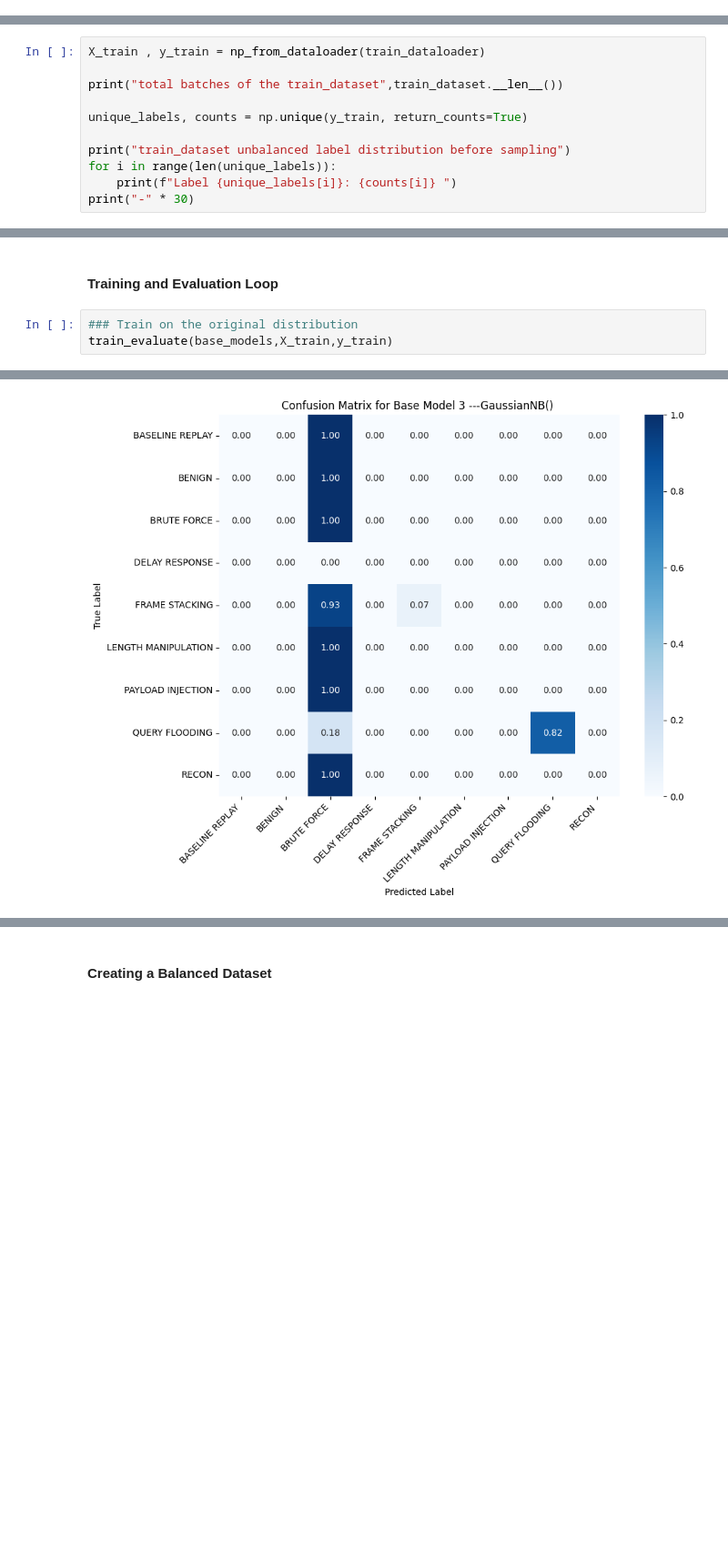
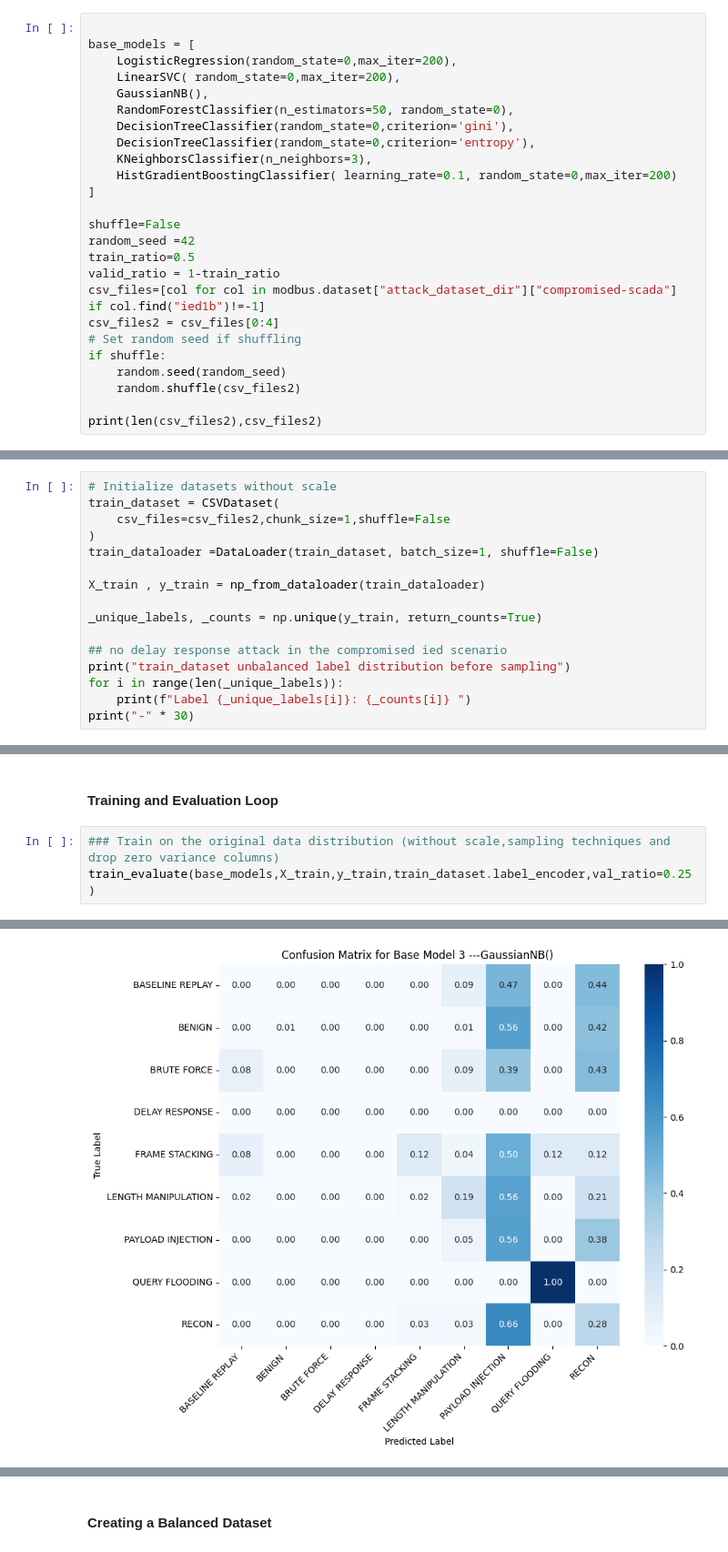
Before and after one commit to hamid-rd/FLBased-ICS-NIDS, a Jupyter notebook: Visualization.ipynb, the cells around one changed output, grey strips where cells are left out. Shown at 91% size. Cells and saved outputs as stored; diff of their text form; blank space fills up the shorter version.

Commit message:
compare original vs  sampling,scaling,removing zero var features

```diff
--- a/Visualization.ipynb
+++ b/Visualization.ipynb
@@ -863 +641,26 @@ def train_evaluate(base_models,features,labels):
                             title=f"Confusion Matrix for Base Model {i+1} ---{model} ")
+# %%
+
+base_models = [
+    LogisticRegression(random_state=0,max_iter=200),
+    LinearSVC( random_state=0,max_iter=200),
+    GaussianNB(),
+    RandomForestClassifier(n_estimators=50, random_state=0),
+    DecisionTreeClassifier(random_state=0,criterion='gini'),
+    DecisionTreeClassifier(random_state=0,criterion='entropy'),
+    KNeighborsClassifier(n_neighbors=3),
+    HistGradientBoostingClassifier( learning_rate=0.1, random_state=0,max_iter=200)
+]
+
+shuffle=False
+random_seed =42
+train_ratio=0.5
+valid_ratio = 1-train_ratio
+csv_files=[col for col in modbus.dataset["attack_dataset_dir"]["compromised-scada"] if col.find("ied1b")!=-1]
+csv_files2 = csv_files[0:4]
+# Set random seed if shuffling
+if shuffle:
+    random.seed(random_seed)
+    random.shuffle(csv_files2)
+
+print(len(csv_files2),csv_files2)
@@ -864,12 +669,17 @@ def train_evaluate(base_models,features,labels):
 # %%
+# Initialize datasets without scale
+train_dataset = CSVDataset(
+    csv_files=csv_files2,chunk_size=1,shuffle=False
+)
+train_dataloader =DataLoader(train_dataset, batch_size=1, shuffle=False)
+
 X_train , y_train = np_from_dataloader(train_dataloader)
 
-print("total batches of the train_dataset",train_dataset.__len__())
+_unique_labels, _counts = np.unique(y_train, return_counts=True)
 
-unique_labels, counts = np.unique(y_train, return_counts=True)
-
+## no delay response attack in the compromised ied scenario
 print("train_dataset unbalanced label distribution before sampling")
-for i in range(len(unique_labels)):
-    print(f"Label {unique_labels[i]}: {counts[i]} ")
+for i in range(len(_unique_labels)):
+    print(f"Label {_unique_labels[i]}: {_counts[i]} ")
 print("-" * 30)
 # %% [output]
@@ -887,6 +696,6 @@ Label 8: 158
 # %% [markdown]
 #### Training and Evaluation Loop
 # %%
-### Train on the original distribution
-train_evaluate(base_models,X_train,y_train)
+### Train on the original data distribution (without scale,sampling techniques and drop zero variance columns)
+train_evaluate(base_models,X_train,y_train,train_dataset.label_encoder,val_ratio=0.25)
 # %% [output]
@@ -956 +781 @@ LENGTH MANIPULATION        nan      0.00      0.00        54
-[figure, old version]
+[figure, new version]
```
Also changed, not shown: parts of 18 cells of this notebook, 1 other file.
